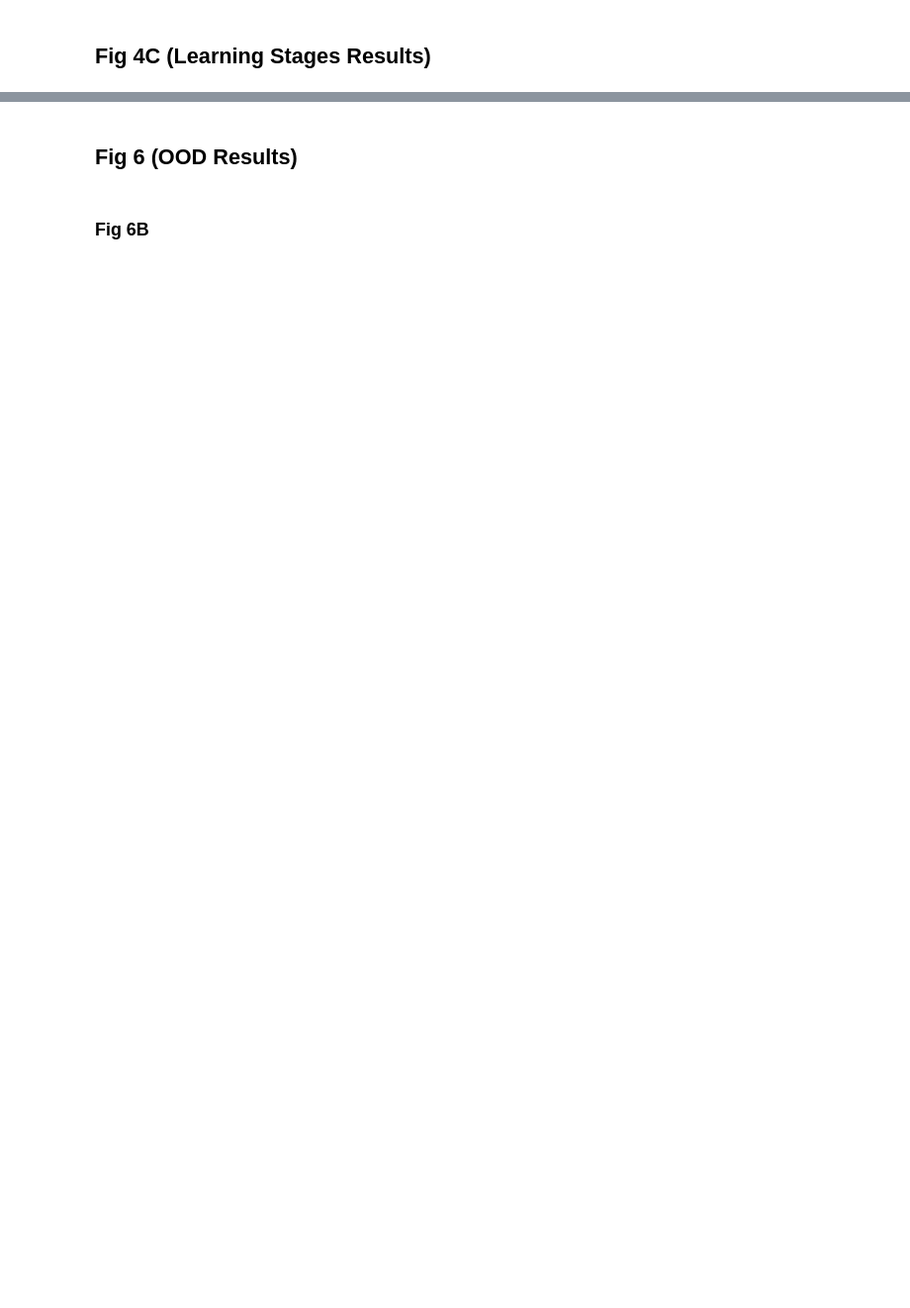
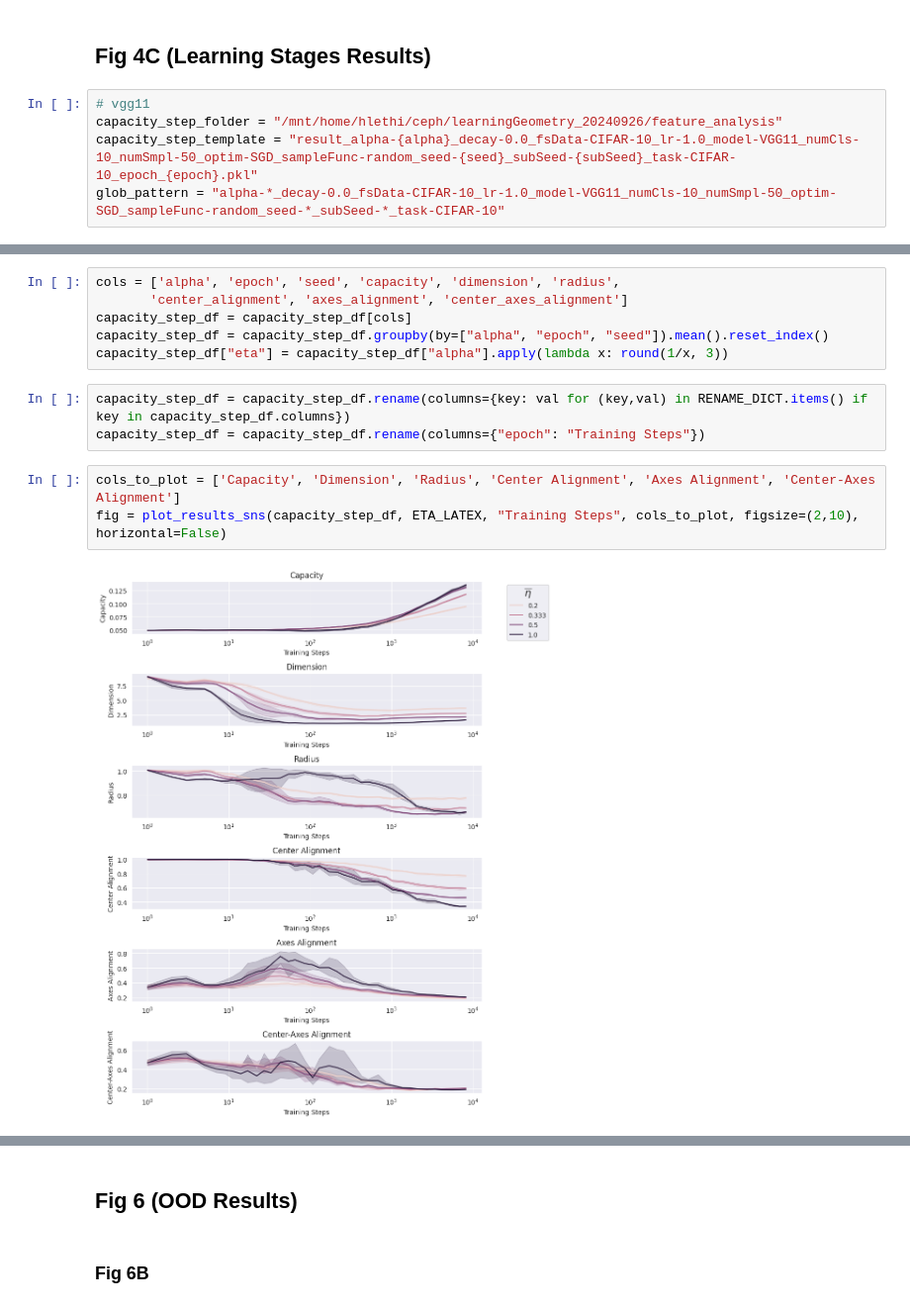
Before and after one commit to chung-neuroai-lab/feature-learning-geometry, a Jupyter notebook: DNNs/visualization_notebook.ipynb, the cells around one changed output, grey strips where cells are left out. Shown at 99% size. Drawn from its saved outputs; the diff is of its cells as text; blank space fills up the shorter version.

```diff
--- a/DNNs/visualization_notebook.ipynb
+++ b/DNNs/visualization_notebook.ipynb
@@ -337,2 +319,7 @@ fig = plot_results_sns(eval_corrupt_df, "epoch", "alpha", cols_to_plot, figsize=
 # %% [markdown]
 ## Fig 4C (Learning Stages Results)
+# %%
+# vgg11
+capacity_step_folder = "/mnt/home/hlethi/ceph/learningGeometry_20240926/feature_analysis"
+capacity_step_template = "result_alpha-{alpha}_decay-0.0_fsData-CIFAR-10_lr-1.0_model-VGG11_numCls-10_numSmpl-50_optim-SGD_sampleFunc-random_seed-{seed}_subSeed-{subSeed}_task-CIFAR-10_epoch_{epoch}.pkl"
+glob_pattern = "alpha-*_decay-0.0_fsData-CIFAR-10_lr-1.0_model-VGG11_numCls-10_numSmpl-50_optim-SGD_sampleFunc-random_seed-*_subSeed-*_task-CIFAR-10"
@@ -338,0 +333,14 @@ fig = plot_results_sns(eval_corrupt_df, "epoch", "alpha", cols_to_plot, figsize=
+# %%
+cols = ['alpha', 'epoch', 'seed', 'capacity', 'dimension', 'radius',
+       'center_alignment', 'axes_alignment', 'center_axes_alignment']
+capacity_step_df = capacity_step_df[cols]
+capacity_step_df = capacity_step_df.groupby(by=["alpha", "epoch", "seed"]).mean().reset_index()
+capacity_step_df["eta"] = capacity_step_df["alpha"].apply(lambda x: round(1/x, 3))
+# %%
+capacity_step_df = capacity_step_df.rename(columns={key: val for (key,val) in RENAME_DICT.items() if key in capacity_step_df.columns})
+capacity_step_df = capacity_step_df.rename(columns={"epoch": "Training Steps"})
+# %%
+cols_to_plot = ['Capacity', 'Dimension', 'Radius', 'Center Alignment', 'Axes Alignment', 'Center-Axes Alignment']
+fig = plot_results_sns(capacity_step_df, ETA_LATEX, "Training Steps", cols_to_plot, figsize=(2,10), horizontal=False)
+# %% [output]
+[figure, added]
```
Also changed, not shown: parts of 21 cells of this notebook, 10 other files.
